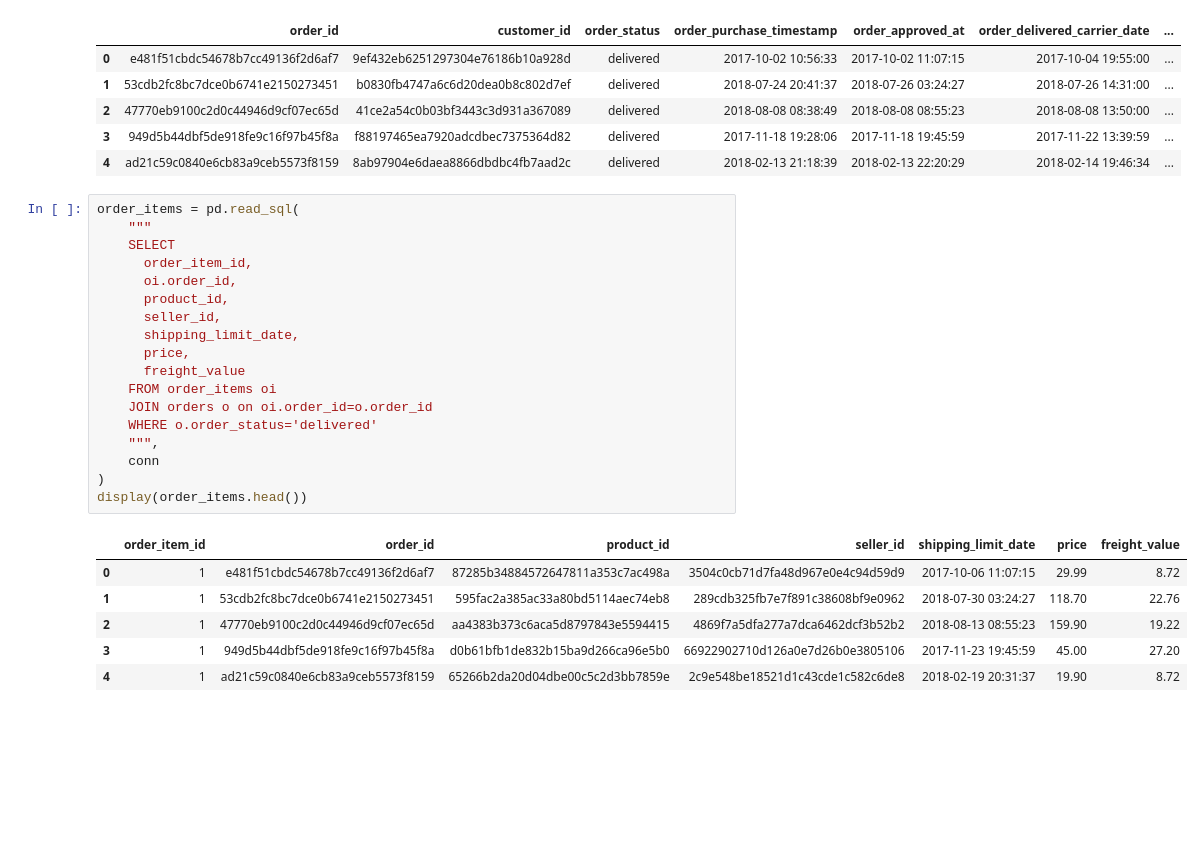
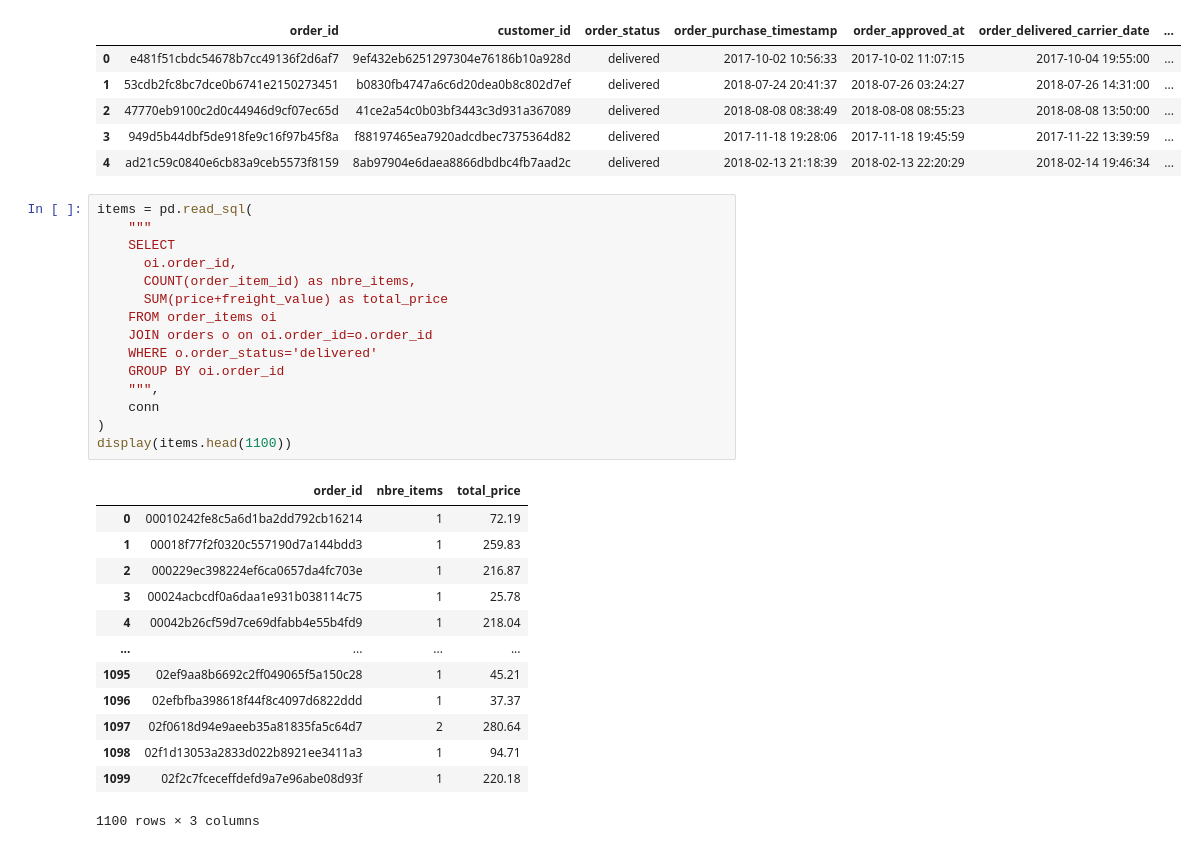
Before and after one commit to amadousysada/ecommerce-customer-segmentation, a Jupyter notebook: main.ipynb, the cells around one changed output. Cells and saved outputs as stored; diff of their text form; blank space fills up the shorter version.

```diff
--- a/main.ipynb
+++ b/main.ipynb
@@ -72,30 +72,34 @@ display(orders.head())
 | 3 | 949d5b44dbf5de918fe9c16f97b45f8a | f88197465ea7920adcdbec7375364d82 | delivered | 2017-11-18 19:28:06 | 2017-11-18 19:45:59 | 2017-11-22 13:39:59 | ... |
 | 4 | ad21c59c0840e6cb83a9ceb5573f8159 | 8ab97904e6daea8866dbdbc4fb7aad2c | delivered | 2018-02-13 21:18:39 | 2018-02-13 22:20:29 | 2018-02-14 19:46:34 | ... |
 # %%
-order_items = pd.read_sql(
+items = pd.read_sql(
     """
     SELECT
-      order_item_id,
       oi.order_id,
-      product_id,
-      seller_id,
-      shipping_limit_date,
-      price,
-      freight_value
+      COUNT(order_item_id) as nbre_items,
+      SUM(price+freight_value) as total_price
     FROM order_items oi
     JOIN orders o on oi.order_id=o.order_id
     WHERE o.order_status='delivered'
+    GROUP BY oi.order_id
     """,
     conn
 )
-display(order_items.head())
+display(items.head(1100))
 # %% [output]
-|  | order_item_id | order_id | product_id | seller_id | shipping_limit_date | price | freight_value |
-| 0 | 1 | e481f51cbdc54678b7cc49136f2d6af7 | 87285b34884572647811a353c7ac498a | 3504c0cb71d7fa48d967e0e4c94d59d9 | 2017-10-06 11:07:15 | 29.99 | 8.72 |
-| 1 | 1 | 53cdb2fc8bc7dce0b6741e2150273451 | 595fac2a385ac33a80bd5114aec74eb8 | 289cdb325fb7e7f891c38608bf9e0962 | 2018-07-30 03:24:27 | 118.70 | 22.76 |
-| 2 | 1 | 47770eb9100c2d0c44946d9cf07ec65d | aa4383b373c6aca5d8797843e5594415 | 4869f7a5dfa277a7dca6462dcf3b52b2 | 2018-08-13 08:55:23 | 159.90 | 19.22 |
-| 3 | 1 | 949d5b44dbf5de918fe9c16f97b45f8a | d0b61bfb1de832b15ba9d266ca96e5b0 | 66922902710d126a0e7d26b0e3805106 | 2017-11-23 19:45:59 | 45.00 | 27.20 |
-| 4 | 1 | ad21c59c0840e6cb83a9ceb5573f8159 | 65266b2da20d04dbe00c5c2d3bb7859e | 2c9e548be18521d1c43cde1c582c6de8 | 2018-02-19 20:31:37 | 19.90 | 8.72 |
+|  | order_id | nbre_items | total_price |
+| 0 | 00010242fe8c5a6d1ba2dd792cb16214 | 1 | 72.19 |
+| 1 | 00018f77f2f0320c557190d7a144bdd3 | 1 | 259.83 |
+| 2 | 000229ec398224ef6ca0657da4fc703e | 1 | 216.87 |
+| 3 | 00024acbcdf0a6daa1e931b038114c75 | 1 | 25.78 |
+| 4 | 00042b26cf59d7ce69dfabb4e55b4fd9 | 1 | 218.04 |
+| ... | ... | ... | ... |
+| 1095 | 02ef9aa8b6692c2ff049065f5a150c28 | 1 | 45.21 |
+| 1096 | 02efbfba398618f44f8c4097d6822ddd | 1 | 37.37 |
+| 1097 | 02f0618d94e9aeeb35a81835fa5c64d7 | 2 | 280.64 |
+| 1098 | 02f1d13053a2833d022b8921ee3411a3 | 1 | 94.71 |
+| 1099 | 02f2c7fceceffdefd9a7e96abe08d93f | 1 | 220.18 |
+1100 rows × 3 columns
 # %%
 customers = pd.read_sql(
     """
```
Also changed, not shown: parts of 13 cells of this notebook.
